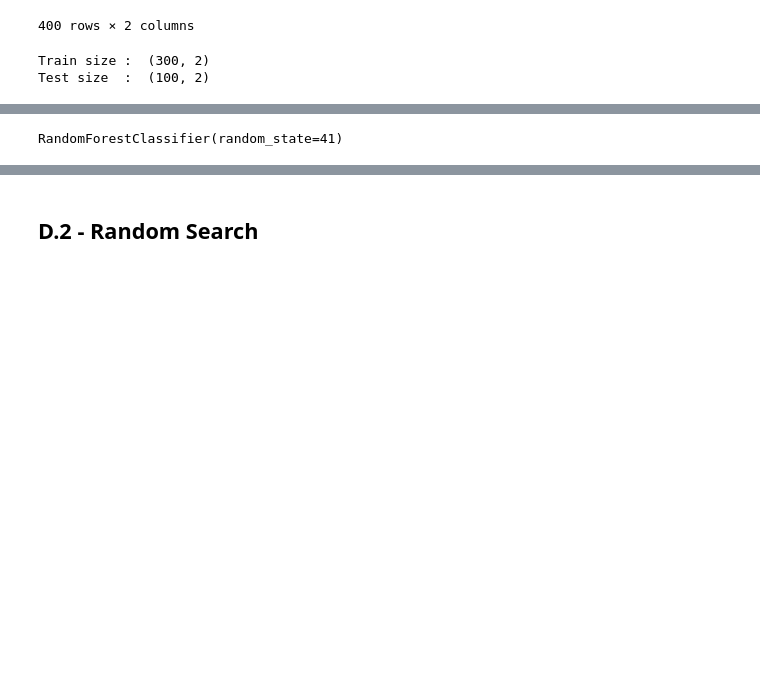
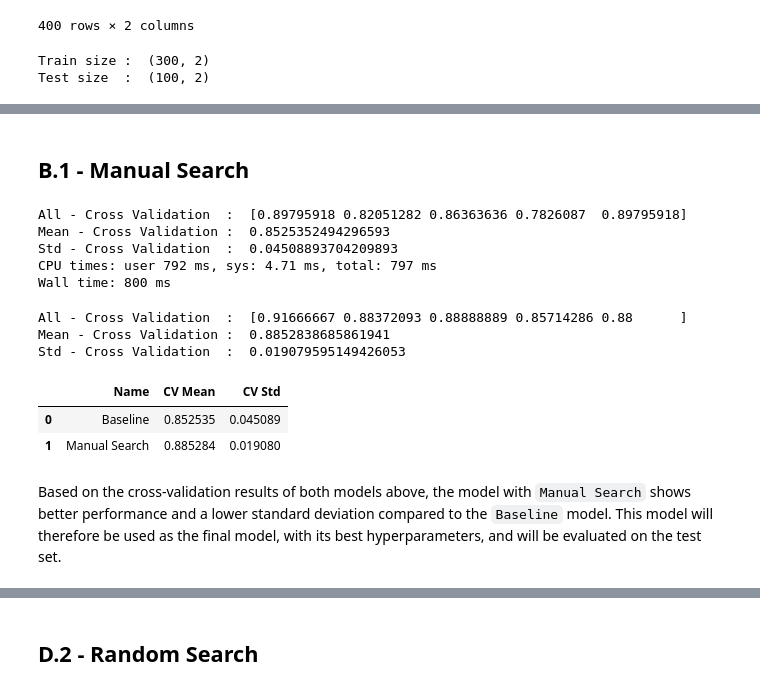
Before and after one commit to FTDS-learning-materials/phase-1, a Jupyter notebook: w2/P1W2D3AM - Hyperparameter Tuning.ipynb, the cells around one changed output, grey strips where cells are left out. Saved outputs shown, nothing was run; the diff lists cells and outputs as text; code cells hidden in the pictures; blank space fills up the shorter version.

```diff
--- a/w2/P1W2D3AM - Hyperparameter Tuning.ipynb
+++ b/w2/P1W2D3AM - Hyperparameter Tuning.ipynb
@@ -92,8 +92,75 @@ Let's create baseline model. Baseline model is a model that is trained using def
+# %% [markdown]
+## B.1 - Manual Search
 # %%
 # Baseline Model using Random Forest Algorithm
 
-rf = RandomForestClassifier(random_state=41)
-rf.fit(X_train_scaled, y_train)
+rf_model_1 = RandomForestClassifier(random_state=41)
-# %% [output]
-RandomForestClassifier(random_state=41)
+# %%
+# Cross Validation using `cross_val_score`
+
+%%time
+from sklearn.model_selection import cross_val_score
+
+cross_val_model_1 = cross_val_score(rf_model_1,
+                                    X_train_scaled,
+                                    y_train,
+                                    cv=5,
+                                    scoring="f1")
+
+print('All - Cross Validation  : ', cross_val_model_1)
+print('Mean - Cross Validation : ', cross_val_model_1.mean())
+print('Std - Cross Validation  : ', cross_val_model_1.std())
+# %% [output]
+All - Cross Validation  :  [0.89795918 0.82051282 0.86363636 0.7826087  0.89795918]
+Mean - Cross Validation :  0.8525352494296593
+Std - Cross Validation  :  0.04508893704209893
+CPU times: user 792 ms, sys: 4.71 ms, total: 797 ms
+Wall time: 800 ms
+# %%
+# Hyperparameter Tuning : Manual Search
+
+rf_model_2 = RandomForestClassifier(n_estimators=200,
+                                    min_samples_leaf=20,
+                                    random_state=41)
+# %%
+# Cross Validation using `cross_val_score`
+
+cross_val_model_2 = cross_val_score(rf_model_2,
+                                    X_train_scaled,
+                                    y_train,
+                                    cv=5,
+                                    scoring="f1")
+
+print('All - Cross Validation  : ', cross_val_model_2)
+print('Mean - Cross Validation : ', cross_val_model_2.mean())
+print('Std - Cross Validation  : ', cross_val_model_2.std())
+# %% [output]
+All - Cross Validation  :  [0.91666667 0.88372093 0.88888889 0.85714286 0.88      ]
+Mean - Cross Validation :  0.8852838685861941
+Std - Cross Validation  :  0.019079595149426053
+# %%
+# Define function to save all performance
+
+all_reports = {
+    'Name': [],
+    'CV Mean': [],
+    'CV Std' : []
+}
+
+def save_performance_report(all_reports, cross_val_score_model, name):
+  all_reports['Name'].append(name)
+  all_reports['CV Mean'].append(cross_val_score_model.mean())
+  all_reports['CV Std'].append(cross_val_score_model.std())
+
+  return all_reports
+
+all_reports = save_performance_report(all_reports, cross_val_model_1, 'Baseline')
+all_reports = save_performance_report(all_reports, cross_val_model_2, 'Manual Search')
+pd.DataFrame(all_reports)
+# %% [output]
+|  | Name | CV Mean | CV Std |
+| 0 | Baseline | 0.852535 | 0.045089 |
+| 1 | Manual Search | 0.885284 | 0.019080 |
+# %% [markdown]
+Based on the cross-validation results of both models above, the model with `Manual Search` shows better performance and a lower standard deviation compared to the `Baseline` model. This model will therefore be used as the final model, with its best hyperparameters, and will be evaluated on the test set.
 # %%
```
Also changed, not shown: parts of 23 cells of this notebook.
